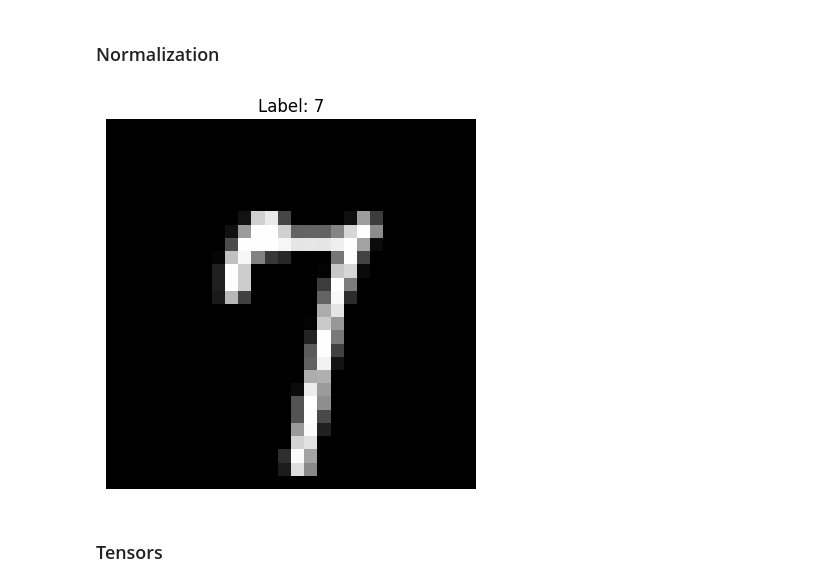
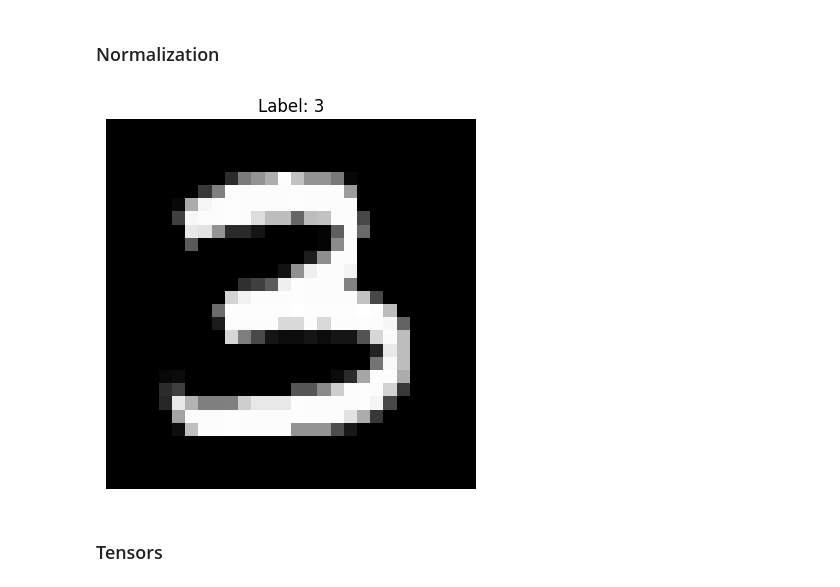
Before and after one commit to MennaMagdie/Machine-Learning-Labs, a Jupyter notebook: digit-recognition-system/neural_networks.ipynb, the cells around one changed output. Saved outputs shown, nothing was run; the diff lists cells and outputs as text; code cells hidden in the pictures.

```diff
--- a/digit-recognition-system/neural_networks.ipynb
+++ b/digit-recognition-system/neural_networks.ipynb
@@ -16,8 +16,8 @@ import seaborn as sns
 # %% [markdown]
 ### Loading Dataset
 # %%
-train_data = pd.read_csv("/content/mnist_train.csv")
-test_data = pd.read_csv("/content/mnist_test.csv")
+train_data = pd.read_csv("mnist_train.csv")
+test_data = pd.read_csv("mnist_test.csv")
 print(train_data.head())
 # %% [output]
    label  1x1  1x2  1x3  1x4  1x5  1x6  1x7  1x8  1x9  ...  28x19  28x20  \
@@ -60,16 +60,16 @@ X_test = X_test / 255.0
 X_train = X_train / 255.0
 X_val = X_val / 255.0
 # %%
-sample_image = X_train[0]
-sample_label = y_train[0]
+sample_image = X_train[10]
+sample_label = y_train[10]
 sample_image = sample_image.reshape(28, 28)
 
 plt.imshow(sample_image, cmap='gray')
 plt.title(f"Label: {sample_label}")
 plt.axis('off')
 plt.show()
 # %% [output]
-[figure, old version]
+[figure, new version]
 # %% [markdown]
 ### Tensors
 # %%
```
Also changed, not shown: parts of 3 cells of this notebook.
